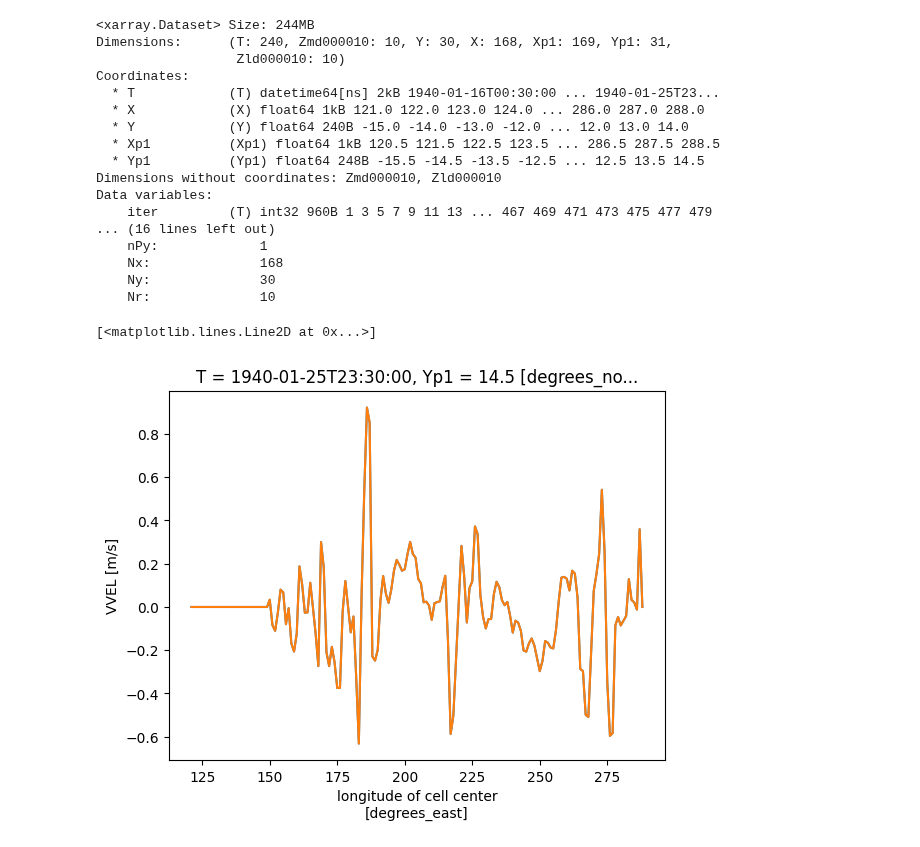
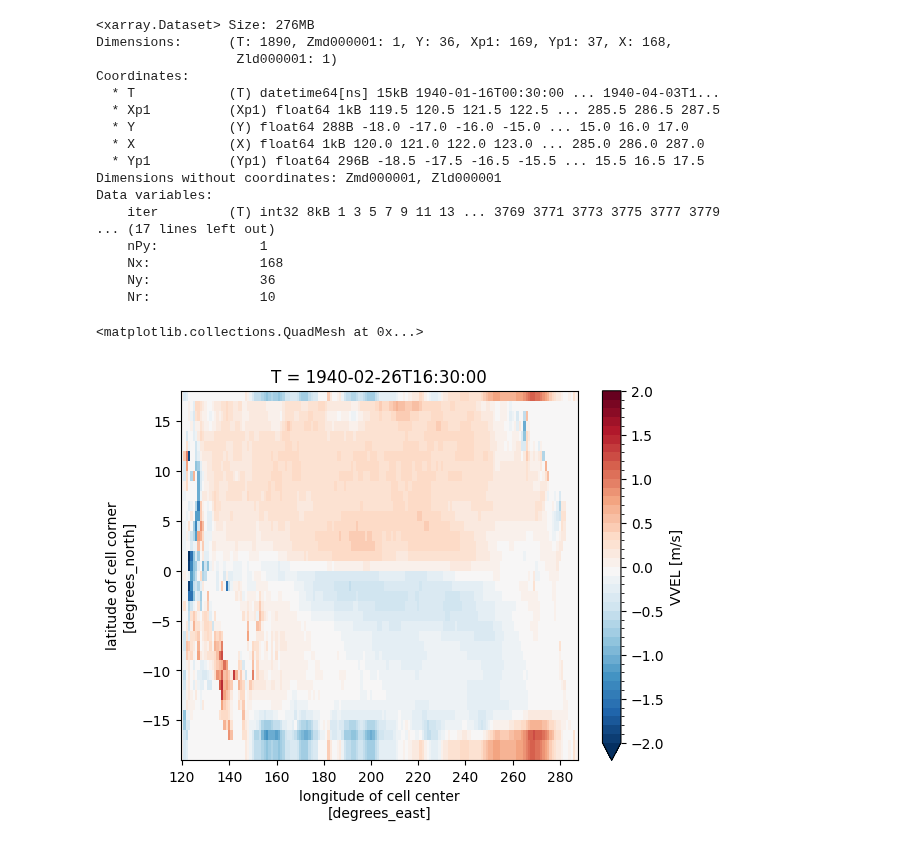
Before and after one commit to FattyZH/eqp-dlfv-mitgcm-era5, a Jupyter notebook: script/analysis.ipynb, the cells around one changed output. Saved outputs shown, nothing was run; the diff lists cells and outputs as text; code cells hidden in the pictures.

```diff
--- a/script/analysis.ipynb
+++ b/script/analysis.ipynb
@@ -50,32 +64,32 @@ a['ETAN'][-1].plot()
 # %%
 import MITgcmutils as mutils
 import numpy as np
 import xarray as xr
 import matplotlib.pyplot as plt
 a = xr.load_dataset('../run/mnc_exp_0001/dync.0000000000.t001.nc')
 display(a)
-# a['VVEL'][-1][0].plot()
+a['VVEL'][1000][0].plot(levels=np.arange(-2,2.01,0.1))
 
-a['VVEL'][-1][0][1,:].plot()
-a['VVEL'][-1][0][-1,:].plot()
+# (a['THETA'][-1][0]==0).plot()
+# a['VVEL'][-1][0][-1,:].plot()
 # plt.colorbar()
 # %% [output]
-<xarray.Dataset> Size: 244MB
-Dimensions:      (T: 240, Zmd000010: 10, Y: 30, X: 168, Xp1: 169, Yp1: 31,
-                  Zld000010: 10)
+<xarray.Dataset> Size: 276MB
+Dimensions:      (T: 1890, Zmd000001: 1, Y: 36, Xp1: 169, Yp1: 37, X: 168,
+                  Zld000001: 1)
 Coordinates:
-  * T            (T) datetime64[ns] 2kB 1940-01-16T00:30:00 ... 1940-01-25T23...
-  * X            (X) float64 1kB 121.0 122.0 123.0 124.0 ... 286.0 287.0 288.0
-  * Y            (Y) float64 240B -15.0 -14.0 -13.0 -12.0 ... 12.0 13.0 14.0
-  * Xp1          (Xp1) float64 1kB 120.5 121.5 122.5 123.5 ... 286.5 287.5 288.5
-  * Yp1          (Yp1) float64 248B -15.5 -14.5 -13.5 -12.5 ... 12.5 13.5 14.5
-Dimensions without coordinates: Zmd000010, Zld000010
+  * T            (T) datetime64[ns] 15kB 1940-01-16T00:30:00 ... 1940-04-03T1...
+  * Xp1          (Xp1) float64 1kB 119.5 120.5 121.5 122.5 ... 285.5 286.5 287.5
+  * Y            (Y) float64 288B -18.0 -17.0 -16.0 -15.0 ... 15.0 16.0 17.0
+  * X            (X) float64 1kB 120.0 121.0 122.0 123.0 ... 285.0 286.0 287.0
+  * Yp1          (Yp1) float64 296B -18.5 -17.5 -16.5 -15.5 ... 15.5 16.5 17.5
+Dimensions without coordinates: Zmd000001, Zld000001
 Data variables:
-    iter         (T) int32 960B 1 3 5 7 9 11 13 ... 467 469 471 473 475 477 479
-... (16 lines left out)
+    iter         (T) int32 8kB 1 3 5 7 9 11 13 ... 3769 3771 3773 3775 3777 3779
+... (17 lines left out)
     nPy:             1
     Nx:              168
-    Ny:              30
+    Ny:              36
     Nr:              10
-[<matplotlib.lines.Line2D at 0x...>]
+<matplotlib.collections.QuadMesh at 0x...>
-[figure, old version]
+[figure, new version]
```
Also changed, not shown: parts of 2 cells of this notebook, 6 other files.
